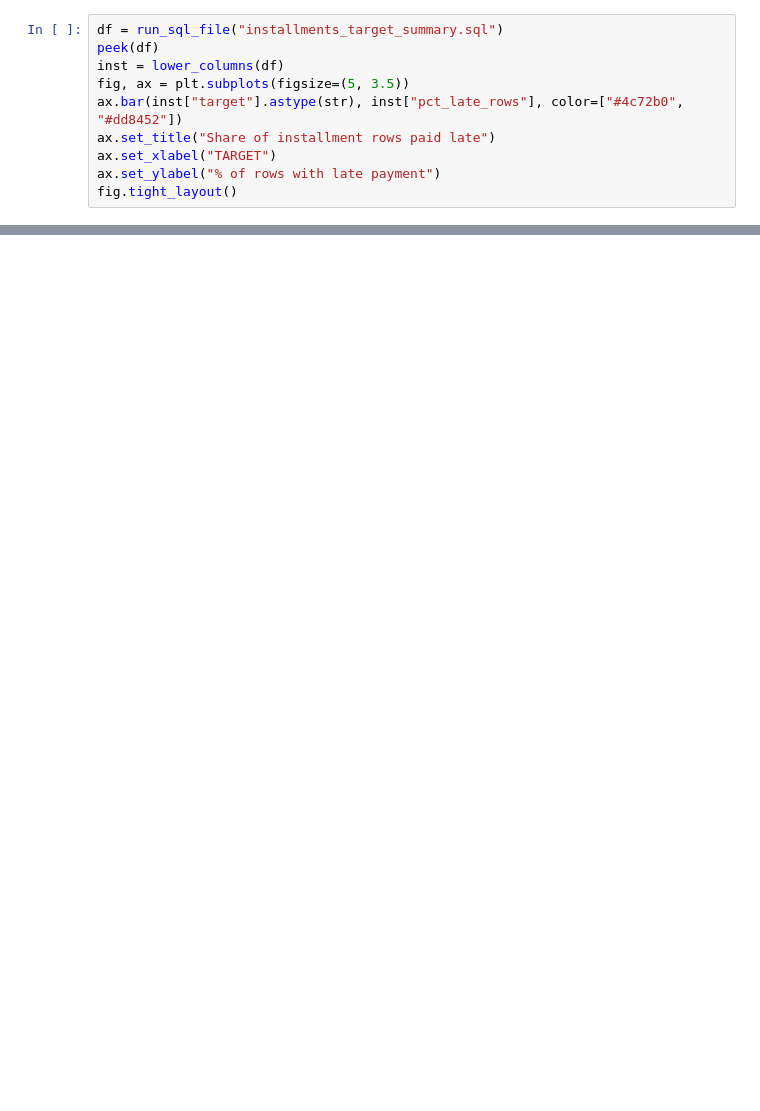
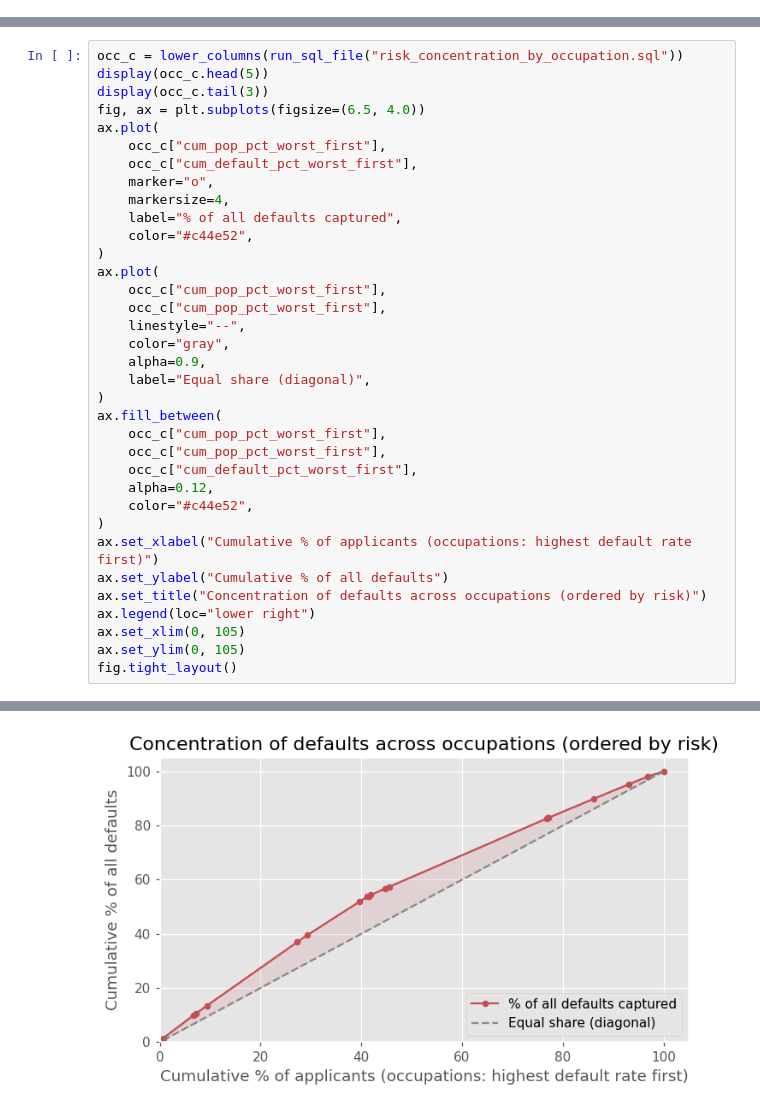
Before and after one commit to BDEvan5/credit-risk-ml, a Jupyter notebook: notebooks/01_eda.ipynb, the cells around one changed output, grey strips where cells are left out. Drawn from its saved outputs; the diff is of its cells as text; blank space fills up the shorter version.

```diff
--- a/notebooks/01_eda.ipynb
+++ b/notebooks/01_eda.ipynb
@@ -322,10 +0,0 @@ fig.tight_layout()
-# %%
-df = run_sql_file("installments_target_summary.sql")
-peek(df)
-inst = lower_columns(df)
-fig, ax = plt.subplots(figsize=(5, 3.5))
-ax.bar(inst["target"].astype(str), inst["pct_late_rows"], color=["#4c72b0", "#dd8452"])
-ax.set_title("Share of installment rows paid late")
-ax.set_xlabel("TARGET")
-ax.set_ylabel("% of rows with late payment")
-fig.tight_layout()
@@ -358,0 +111,36 @@ fig.tight_layout()
+# %%
+occ_c = lower_columns(run_sql_file("risk_concentration_by_occupation.sql"))
+display(occ_c.head(5))
+display(occ_c.tail(3))
+fig, ax = plt.subplots(figsize=(6.5, 4.0))
+ax.plot(
+    occ_c["cum_pop_pct_worst_first"],
+    occ_c["cum_default_pct_worst_first"],
+    marker="o",
+    markersize=4,
+    label="% of all defaults captured",
+    color="#c44e52",
+)
+ax.plot(
+    occ_c["cum_pop_pct_worst_first"],
+    occ_c["cum_pop_pct_worst_first"],
+    linestyle="--",
+    color="gray",
+    alpha=0.9,
+    label="Equal share (diagonal)",
+)
+ax.fill_between(
+    occ_c["cum_pop_pct_worst_first"],
+    occ_c["cum_pop_pct_worst_first"],
+    occ_c["cum_default_pct_worst_first"],
+    alpha=0.12,
+    color="#c44e52",
+)
+ax.set_xlabel("Cumulative % of applicants (occupations: highest default rate first)")
+ax.set_ylabel("Cumulative % of all defaults")
+ax.set_title("Concentration of defaults across occupations (ordered by risk)")
+ax.legend(loc="lower right")
+ax.set_xlim(0, 105)
+ax.set_ylim(0, 105)
+fig.tight_layout()
+# %% [output]
@@ -358,0 +157 @@ fig.tight_layout()
+[figure, added]
```
Also changed, not shown: parts of 53 cells of this notebook, 8 other files.
